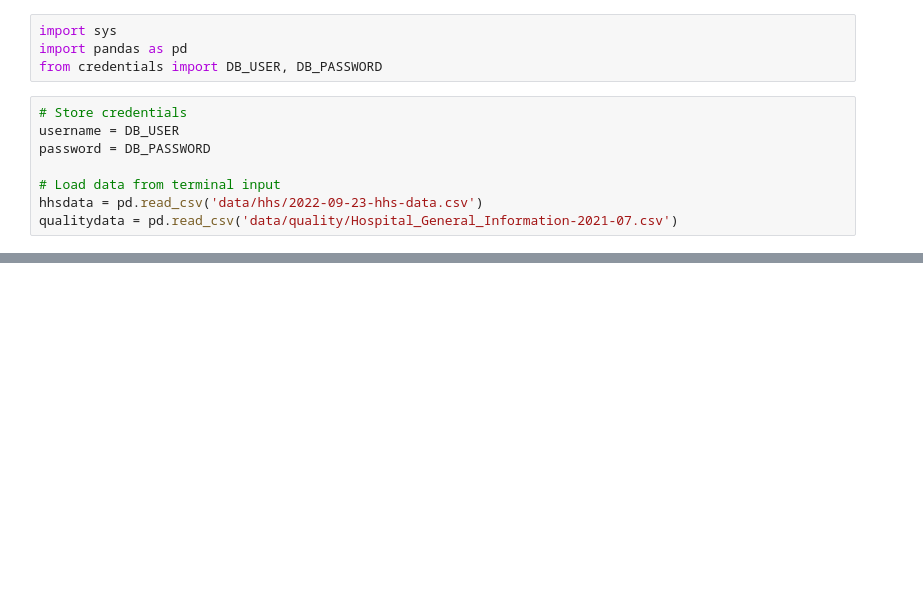
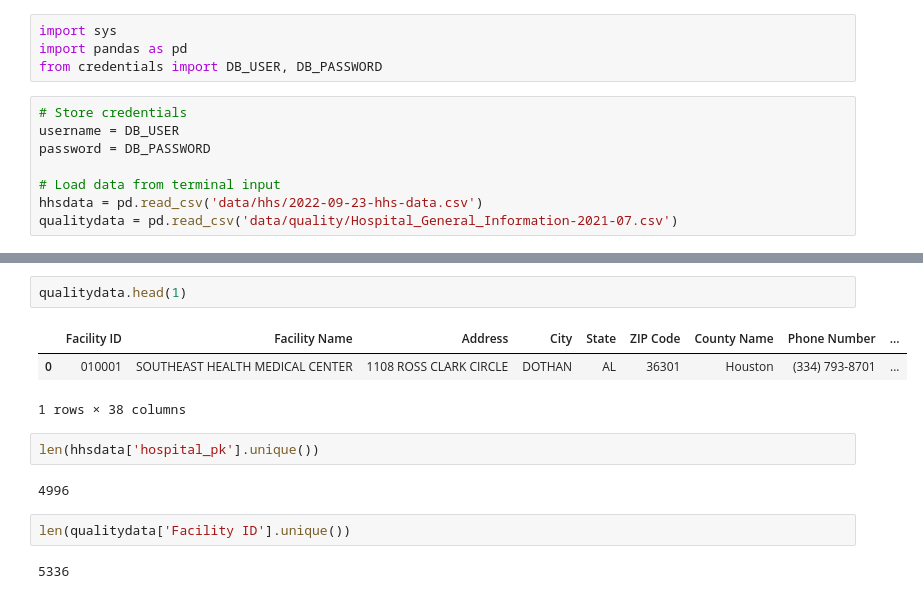
Before and after one commit to MenciusChin/data-engineering-final-project, a Jupyter notebook: test.ipynb, the cells around one changed output, grey strips where cells are left out. Saved outputs shown, nothing was run; the diff lists cells and outputs as text; blank space fills up the shorter version.

Commit message:
finish v1 load-quality

```diff
--- a/test.ipynb
+++ b/test.ipynb
@@ -28,0 +23,14 @@ hhsdata.head()
+# %%
+qualitydata.head(1)
+# %% [output]
+|  | Facility ID | Facility Name | Address | City | State | ZIP Code | County Name | Phone Number | ... |
+| 0 | 010001 | SOUTHEAST HEALTH MEDICAL CENTER | 1108 ROSS CLARK CIRCLE | DOTHAN | AL | 36301 | Houston | (334) 793-8701 | ... |
+1 rows × 38 columns
+# %%
+len(hhsdata['hospital_pk'].unique())
+# %% [output]
+4996
+# %%
+len(qualitydata['Facility ID'].unique())
+# %% [output]
+5336
```
Also changed, not shown: parts of 8 cells of this notebook, 2 other files.
